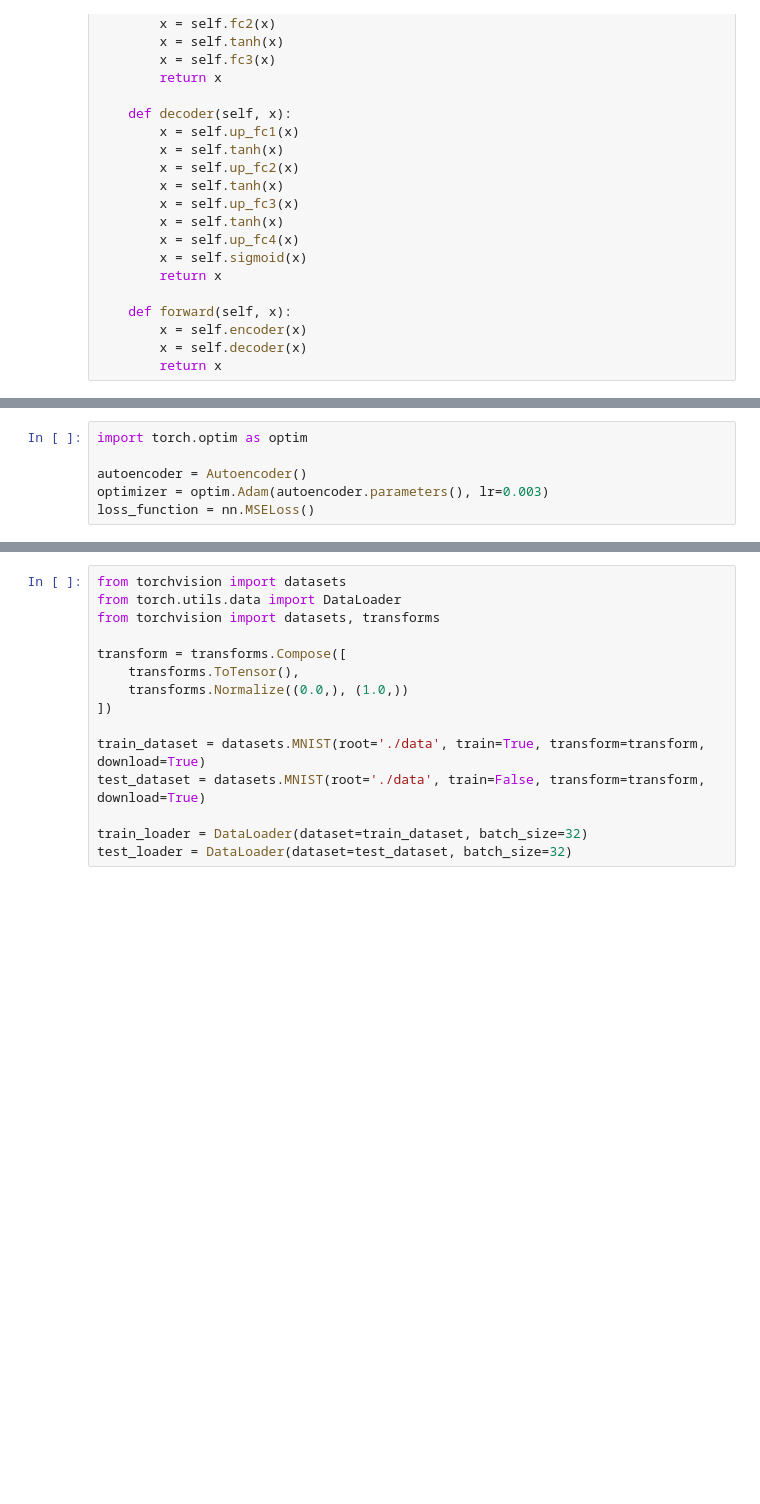
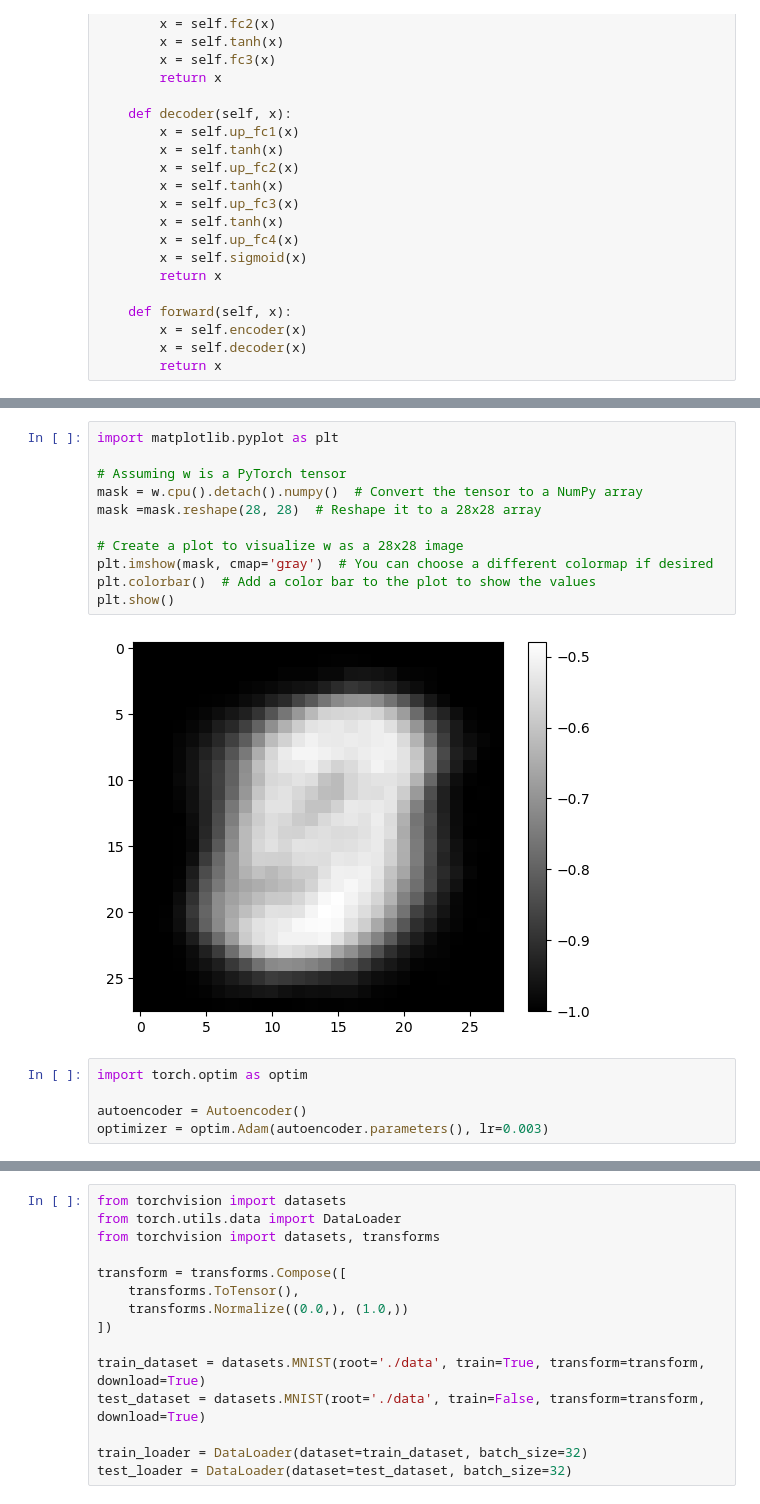
Before and after one commit to Vicproph/DL-HW1, a Jupyter notebook: Ali/Q3S2.ipynb, the cells around one changed output, grey strips where cells are left out. Drawn from its saved outputs; the diff is of its cells as text; blank space fills up the shorter version.

```diff
--- a/Ali/Q3S2.ipynb
+++ b/Ali/Q3S2.ipynb
@@ -55,7 +141,19 @@ class Autoencoder(nn.Module):
+# %%
+import matplotlib.pyplot as plt
+
+# Assuming w is a PyTorch tensor
+mask = w.cpu().detach().numpy()  # Convert the tensor to a NumPy array
+mask =mask.reshape(28, 28)  # Reshape it to a 28x28 array
+
+# Create a plot to visualize w as a 28x28 image
+plt.imshow(mask, cmap='gray')  # You can choose a different colormap if desired
+plt.colorbar()  # Add a color bar to the plot to show the values
+plt.show()
+# %% [output]
+[figure, added]
 # %%
 import torch.optim as optim
 
 autoencoder = Autoencoder()
 optimizer = optim.Adam(autoencoder.parameters(), lr=0.003)
-loss_function = nn.MSELoss()
 # %%
```
Also changed, not shown: parts of 5 cells of this notebook.
